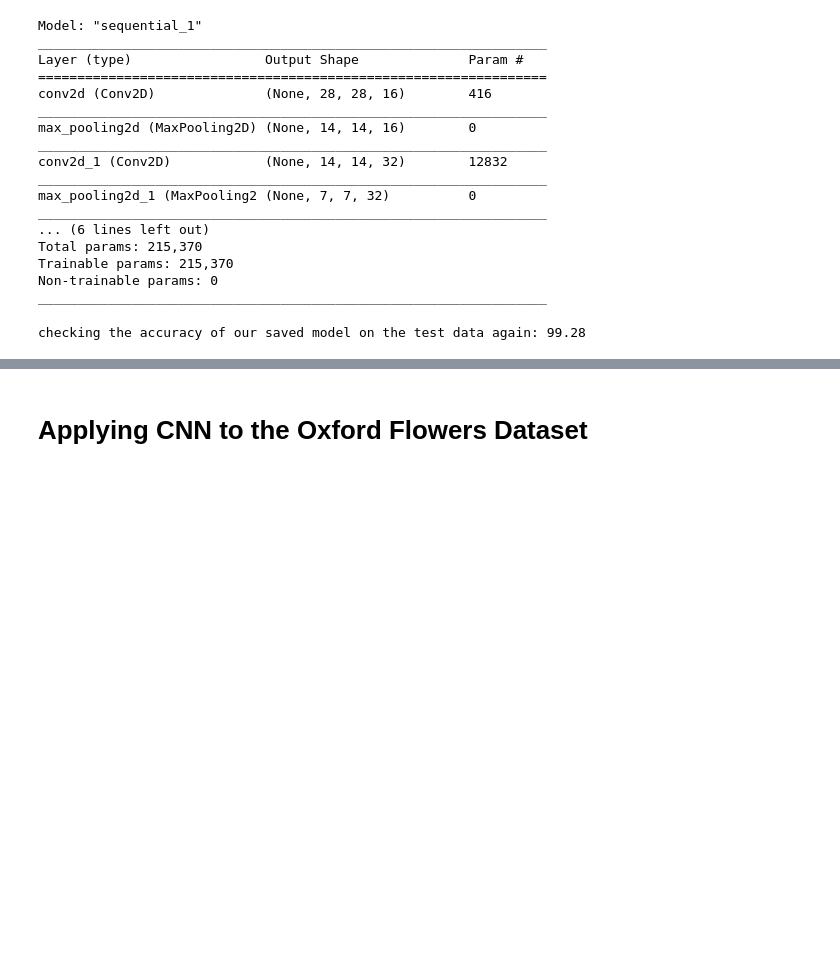
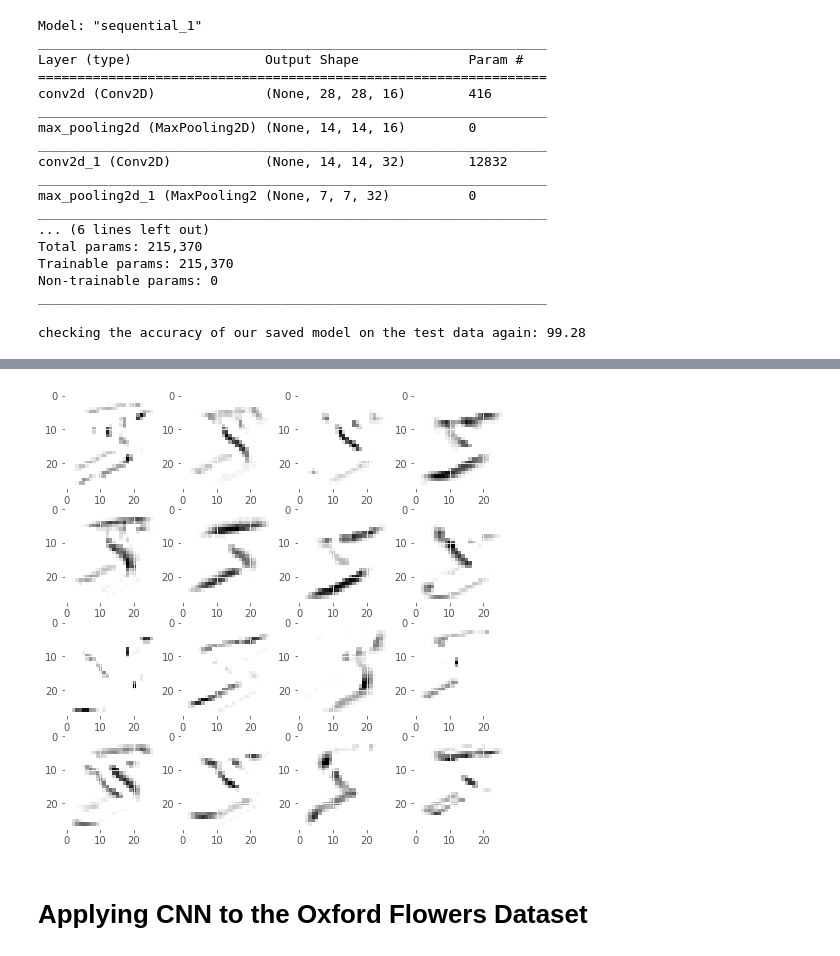
Before and after one commit to Connie-Liang/Data-Science-and-Machine-Learning-Notes, a Jupyter notebook: My CNN Notes.ipynb, the cells around one changed output, grey strips where cells are left out. Saved outputs shown, nothing was run; the diff lists cells and outputs as text; code cells hidden in the pictures; blank space fills up the shorter version.

```diff
--- a/My CNN Notes.ipynb
+++ b/My CNN Notes.ipynb
@@ -671,3 +691,21 @@ Or, another strategy would be to add L2 regularization on all the weights in the
+# %%
+digit_five = tf.constant(first_digit_image.reshape(1,28,28,1))
+
+digit_five_activations = tf.nn.conv2d(digit_five, weights1_np, strides=[1,1,1,1], padding='SAME')
+
+digit_five_activations_relu = np.maximum(digit_five_activations,0)
+# %%
+# and plot
+
+fig, ax = plt.subplots(4,4,figsize=(8,8))
+
+for i, ax in enumerate(ax.flatten()):
+    ax.imshow(digit_five_activations_relu[0, :, :, i], cmap=plt.cm.gray_r, interpolation='nearest')
+
+# below is what each filter detects in the digit image of 5. sometimes they make sense, sometimes they don't.
+# each layer tries to do some feature engineering
+# %% [output]
+[figure, added]
 # %% [markdown]
 # Applying CNN to the Oxford Flowers Dataset
 # %%
```
Also changed, not shown: parts of 5 cells of this notebook.
